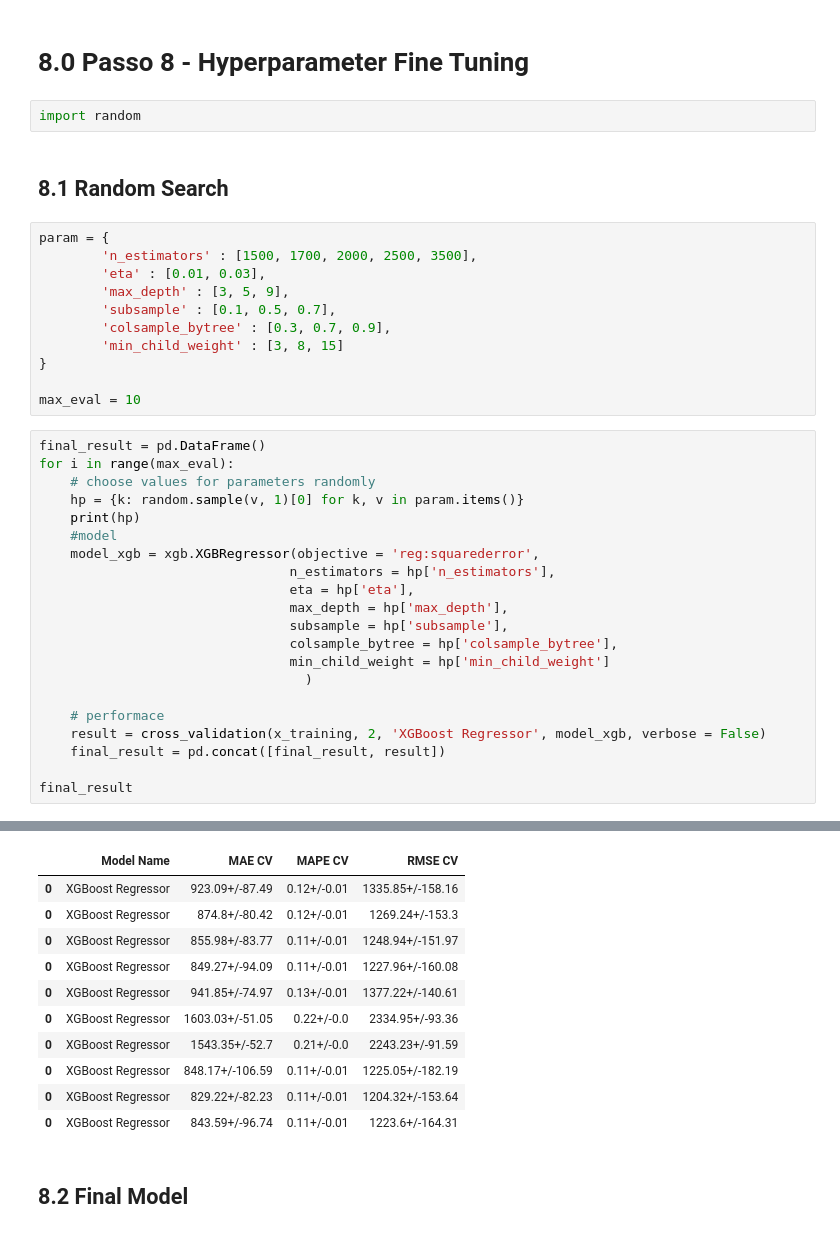
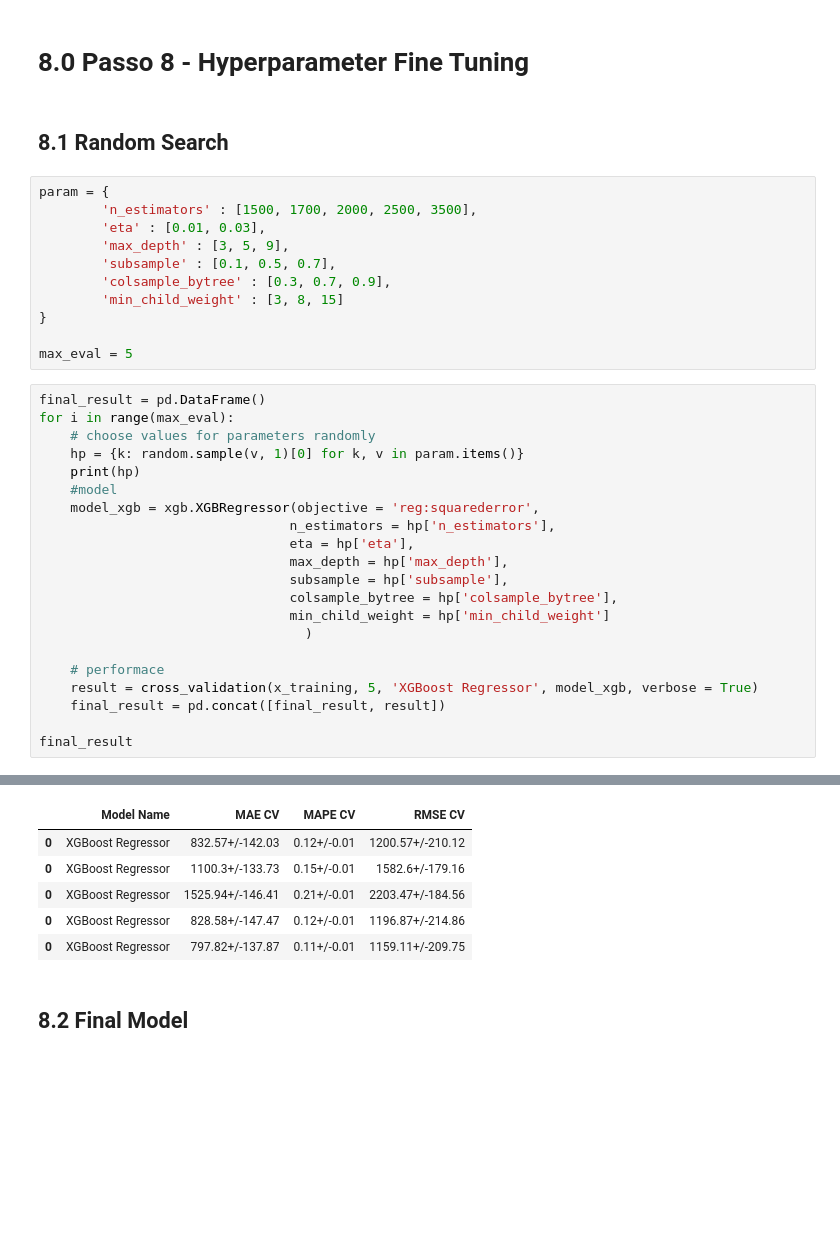
Before and after one commit to fr22/Rossmann_sales_prediction, a Jupyter notebook: store_sales_prediction.ipynb, the cells around one changed output, grey strips where cells are left out. Drawn from its saved outputs; the diff is of its cells as text; blank space fills up the shorter version.

```diff
--- a/store_sales_prediction.ipynb
+++ b/store_sales_prediction.ipynb
@@ -1481,8 +1440,6 @@ modelling_result_cv.sort_values('RMSE CV')
 | 0 | Lasso | 2116.38+/-341.5 | 0.29+/-0.01 | 3057.75+/-504.26 |
 # %% [markdown]
 # 8.0 Passo 8 - Hyperparameter Fine Tuning
-# %%
-import random
 # %% [markdown]
 ## 8.1 Random Search
 # %%
@@ -1495,7 +1452,7 @@ param = {
         'min_child_weight' : [3, 8, 15]
 }
 
-max_eval = 10
+max_eval = 5
 # %%
 final_result = pd.DataFrame()
 for i in range(max_eval):
@@ -1513,7 +1470,7 @@ for i in range(max_eval):
                                   )
 
     # performace
-    result = cross_validation(x_training, 2, 'XGBoost Regressor', model_xgb, verbose = False)
+    result = cross_validation(x_training, 5, 'XGBoost Regressor', model_xgb, verbose = True)
     final_result = pd.concat([final_result, result])
 
 final_result
@@ -1531,14 +1495,9 @@ final_result
 |  | Model Name | MAE CV | MAPE CV | RMSE CV |
-| 0 | XGBoost Regressor | 923.09+/-87.49 | 0.12+/-0.01 | 1335.85+/-158.16 |
-| 0 | XGBoost Regressor | 874.8+/-80.42 | 0.12+/-0.01 | 1269.24+/-153.3 |
-| 0 | XGBoost Regressor | 855.98+/-83.77 | 0.11+/-0.01 | 1248.94+/-151.97 |
-| 0 | XGBoost Regressor | 849.27+/-94.09 | 0.11+/-0.01 | 1227.96+/-160.08 |
-| 0 | XGBoost Regressor | 941.85+/-74.97 | 0.13+/-0.01 | 1377.22+/-140.61 |
-| 0 | XGBoost Regressor | 1603.03+/-51.05 | 0.22+/-0.0 | 2334.95+/-93.36 |
-| 0 | XGBoost Regressor | 1543.35+/-52.7 | 0.21+/-0.0 | 2243.23+/-91.59 |
-| 0 | XGBoost Regressor | 848.17+/-106.59 | 0.11+/-0.01 | 1225.05+/-182.19 |
-| 0 | XGBoost Regressor | 829.22+/-82.23 | 0.11+/-0.01 | 1204.32+/-153.64 |
-| 0 | XGBoost Regressor | 843.59+/-96.74 | 0.11+/-0.01 | 1223.6+/-164.31 |
+| 0 | XGBoost Regressor | 832.57+/-142.03 | 0.12+/-0.01 | 1200.57+/-210.12 |
+| 0 | XGBoost Regressor | 1100.3+/-133.73 | 0.15+/-0.01 | 1582.6+/-179.16 |
+| 0 | XGBoost Regressor | 1525.94+/-146.41 | 0.21+/-0.01 | 2203.47+/-184.56 |
+| 0 | XGBoost Regressor | 828.58+/-147.47 | 0.12+/-0.01 | 1196.87+/-214.86 |
+| 0 | XGBoost Regressor | 797.82+/-137.87 | 0.11+/-0.01 | 1159.11+/-209.75 |
 # %% [markdown]
 ## 8.2 Final Model
 # %%
```
Also changed, not shown: parts of 32 cells of this notebook.
